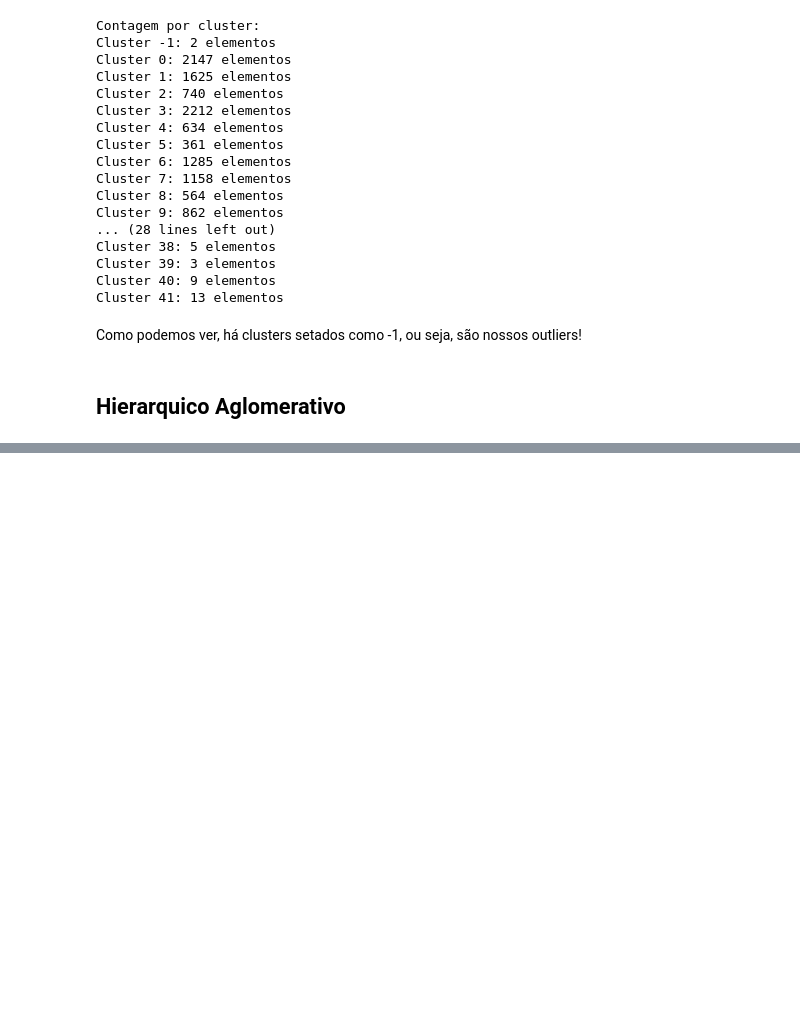
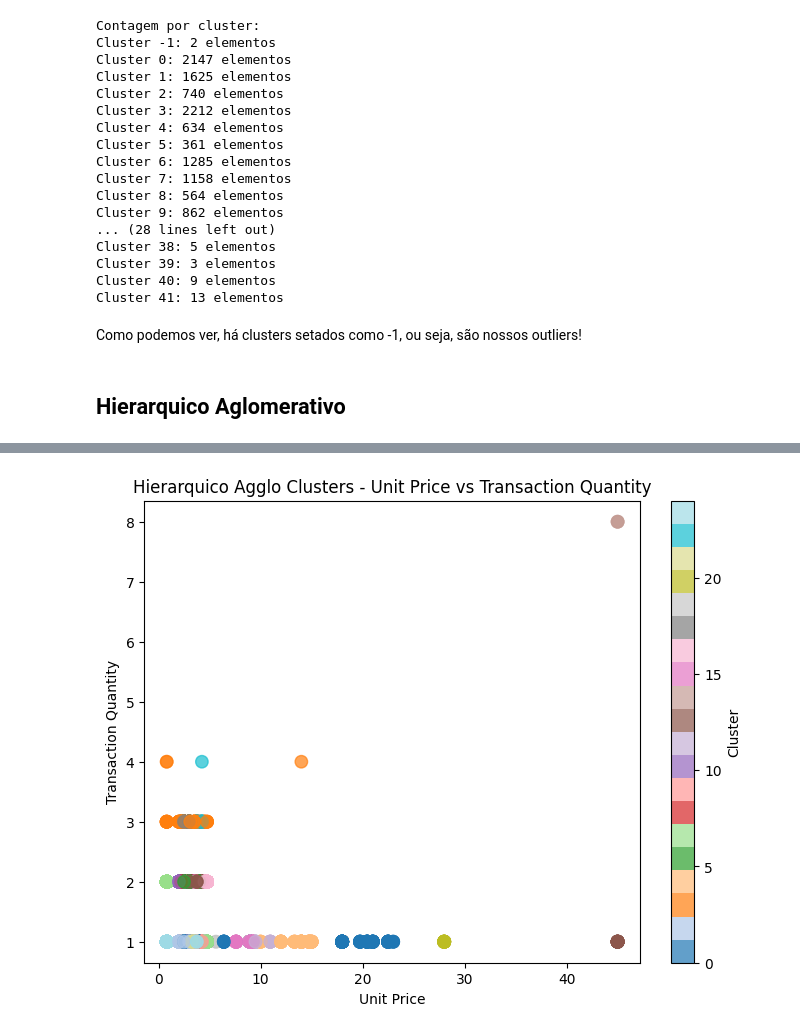
Before and after one commit to GodKelvin/pos-ia-dados-ufes, a Jupyter notebook: Clusterização e Redução de Dimensionalidade/projeto_disciplina.ipynb, the cells around one changed output, grey strips where cells are left out. Saved outputs shown, nothing was run; the diff lists cells and outputs as text; code cells hidden in the pictures; blank space fills up the shorter version.

```diff
--- a/Clusterização e Redução de Dimensionalidade/projeto_disciplina.ipynb
+++ b/Clusterização e Redução de Dimensionalidade/projeto_disciplina.ipynb
@@ -536,0 +575,19 @@ Como podemos ver, há clusters setados como -1, ou seja, são nossos outliers!
+# %%
+plt.figure(figsize=(8, 6))
+# Selecionando duas colunas para plotar: unit_price e transaction_qty
+scatter = plt.scatter(
+  dataframe.loc[random_indices, "unit_price"],
+  dataframe.loc[random_indices, "transaction_qty"],
+  c=agglo_cluster.labels_,
+  cmap='tab20',
+  s=80,
+  alpha=0.7
+)
+
+plt.xlabel('Unit Price')
+plt.ylabel('Transaction Quantity')
+plt.title('Hierarquico Agglo Clusters - Unit Price vs Transaction Quantity')
+plt.colorbar(scatter, label='Cluster')
+plt.show()
+# %% [output]
+[figure, added]
```
Also changed, not shown: parts of 14 cells of this notebook.
